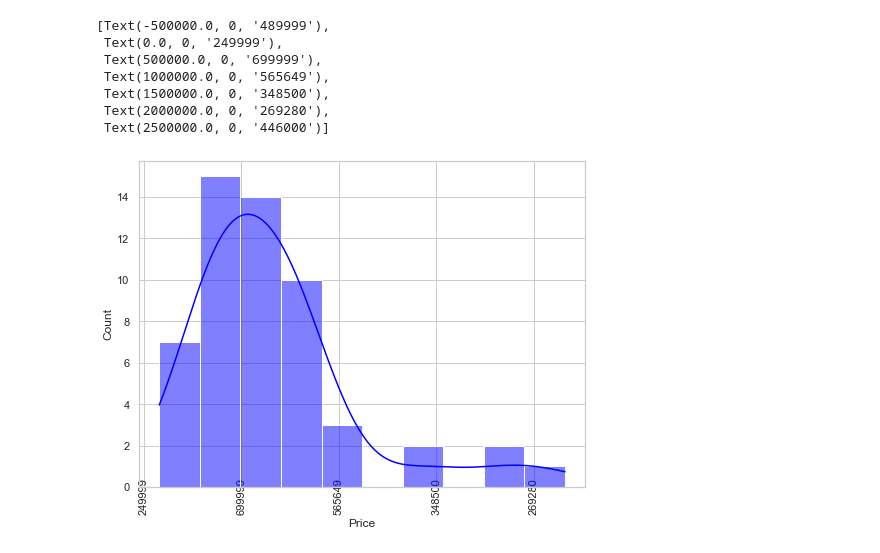
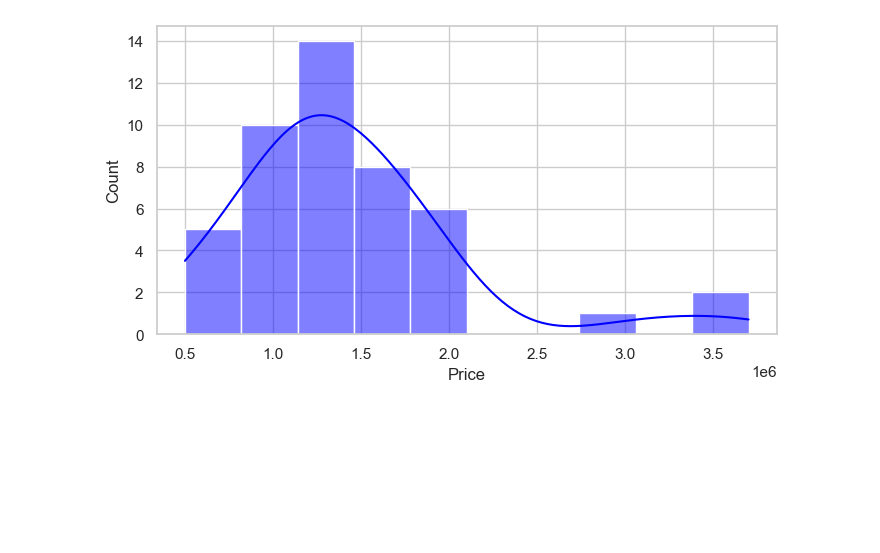
Before and after one commit to RemorI/simple-web-scraping-ML, a Jupyter notebook: Web-Scraping-Mercado-Libre.ipynb, the cells around one changed output. Cells and saved outputs as stored; diff of their text form; code cells hidden in the pictures; blank space fills up the shorter version.

```diff
--- a/Web-Scraping-Mercado-Libre.ipynb
+++ b/Web-Scraping-Mercado-Libre.ipynb
@@ -162,8 +159,10 @@ def get_screen(soupin):
     except AttributeError:
         return None
 # %%
-res = requests.get('https://www.mercadolibre.com.ar/notebook-inspiron-3525-155-color-plata-32gb-de-ram-256gb-ssd-amd-ryzen-5/p/MLA27953370#polycard_client=search-nordic&wid=MLA1809099144&sid=search&searchVariation=MLA27953370&position=7&search_layout=stack&type=product&tracking_id=04a49e69-04a5-4cc9-948a-69207365918c')
+res = requests.get('https://www.mercadolibre.com.ar/netbook-exomate-x5-s1441p-intel-n4020c-4gb-ssd128gb-116-w11-color-gris/p/MLA35101893#polycard_client=search-nordic&wid=MLA1848679454&sid=search&searchVariation=MLA35101893&position=17&search_layout=stack&type=product&tracking_id=3a63c498-a052-4349-8ca8-3628e24835db')
 soupinX = soup(res.content, "html.parser")
+table_content = soupinX.find('div', class_='ui-vpp-highlighted-specs pl-45 pr-45')
+#search_data = table_content.find_all('tr', class_='andes-table__row ui-vpp-striped-specs__row')
 
-print(get_screen(soupinX))
+print(soupinX)
 # %% [output]
@@ -170,0 +186,3 @@ None
+# %%
+table_content = soupinX.find('div', class_='ui-vpp-highlighted-specs__striped-specs')
+print(table_content)
@@ -184,18 +218,23 @@ table = {
 for link in reference_link:
     res = requests.get(link)
     soupin = soup(res.content, "html.parser")
-    table_content = soupin.find('div', class_='ui-pdp-collapsable__container')
+    table_content = get_table_content(link)
+
+    try:
+        search_data = table_content.find_all('tr', class_='andes-table__row ui-vpp-striped-specs__row')
+    except AttributeError:
+        continue
 
     table['Title'].append(get_title(soupin))
     table['Price'].append(get_price(soupin))
     table['Calification'].append(get_cali(soupin))
-    table['Brand'].append(get_brand(soupin))
-    table['Series'].append(get_serie(soupin))
-    table['Processor'].append(get_processor(soupin))
-    table['Graphic Card'].append(get_graphic(soupin))
-    table['Ram Memory'].append(get_ram(soupin))
-    table['Storage'].append(get_storage(soupin))
-    table['Screen Size'].append(get_screen(soupin))
+    table['Brand'].append(get_brand(search_data))
+    table['Series'].append(get_serie(search_data))
+    table['Processor'].append(get_processor(search_data))
+    table['Graphic Card'].append(get_graphic(search_data))
+    table['Ram Memory'].append(get_ram(search_data))
+    table['Storage'].append(get_storage(search_data))
+    table['Screen Size'].append(get_screen(search_data))
 
 
 
@@ -231,0 +287,5 @@ UnboundLocalError: cannot access local variable 'serie_pro' where it is not asso
+# %%
+tableDF = pd.DataFrame(table)
+tableDF = tableDF.dropna(subset=['Price'])
+table_sort = tableDF.sort_values(by='Price', ascending=True)
+table_sort
@@ -303,15 +353,8 @@ memory usage: 1.4+ KB
 # %%
-data = MercadoLibredf['Price']
+data = table_sort['Price']
 
 sns.set(style="whitegrid")
-plt.figure(figsize=(8, 6))
-sns.histplot(data, bins=10, kde=True, color='blue').set_xticklabels(data, rotation=90, verticalalignment='center')
+plt.figure(figsize=(8, 4))
+histplot = sns.histplot(data, bins=10, kde=True, color='blue')
 # %% [output]
-[Text(-500000.0, 0, '489999'),
- Text(0.0, 0, '249999'),
- Text(500000.0, 0, '699999'),
- Text(1000000.0, 0, '565649'),
- Text(1500000.0, 0, '348500'),
- Text(2000000.0, 0, '269280'),
- Text(2500000.0, 0, '446000')]
-[figure, old version]
+[figure, new version]
```
Also changed, not shown: parts of 10 cells of this notebook.
